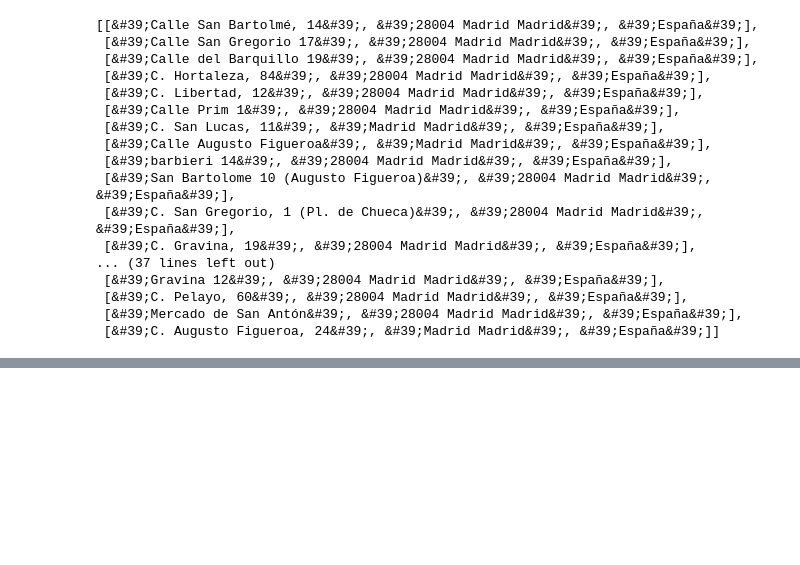
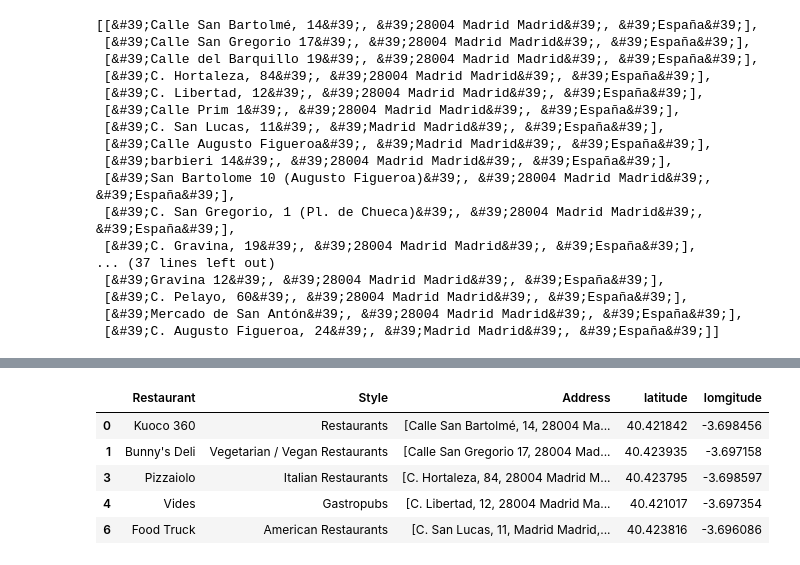
Before and after one commit to JoseLuisManjon/Crew_Challenge_Proy_Sep2020, a Jupyter notebook: Foursquare.ipynb, the cells around one changed output, grey strips where cells are left out. Cells and saved outputs as stored; diff of their text form; code cells hidden in the pictures; blank space fills up the shorter version.

```diff
--- a/Foursquare.ipynb
+++ b/Foursquare.ipynb
@@ -344,0 +373,9 @@ df.to_json(,orient='split')
+# %%
+df.head()
+# %% [output]
+|  | Restaurant | Style | Address | latitude | lomgitude |
+| 0 | Kuoco 360 | Restaurants | [Calle San Bartolmé, 14, 28004 Ma... | 40.421842 | -3.698456 |
+| 1 | Bunny's Deli | Vegetarian / Vegan Restaurants | [Calle San Gregorio 17, 28004 Mad... | 40.423935 | -3.697158 |
+| 3 | Pizzaiolo | Italian Restaurants | [C. Hortaleza, 84, 28004 Madrid M... | 40.423795 | -3.698597 |
+| 4 | Vides | Gastropubs | [C. Libertad, 12, 28004 Madrid Ma... | 40.421017 | -3.697354 |
+| 6 | Food Truck | American Restaurants | [C. San Lucas, 11, Madrid Madrid,... | 40.423816 | -3.696086 |
```
Also changed, not shown: parts of 18 cells of this notebook, 4 other files.
